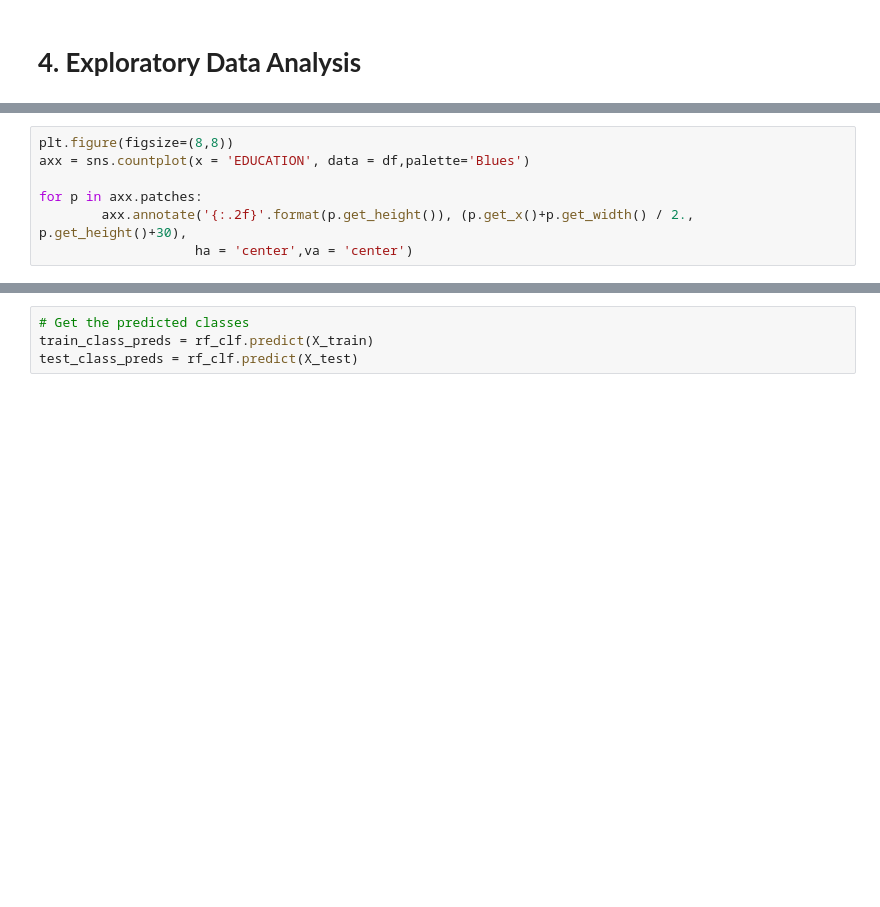
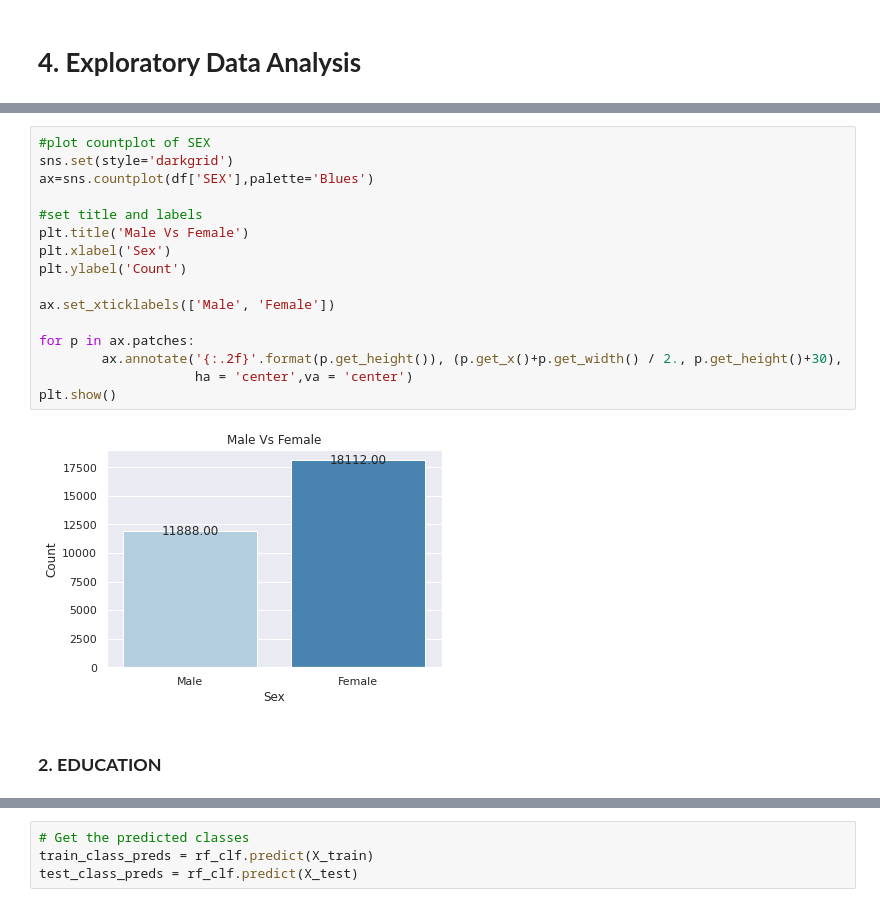
Before and after one commit to AkashSalmuthe/Credit-Card-Default-Prediction, a Jupyter notebook: Credit_Card_Default_Prediction_Capstone_Project.ipynb, the cells around one changed output, grey strips where cells are left out. Drawn from its saved outputs; the diff is of its cells as text; blank space fills up the shorter version.

```diff
--- a/Credit_Card_Default_Prediction_Capstone_Project.ipynb
+++ b/Credit_Card_Default_Prediction_Capstone_Project.ipynb
@@ -359,7 +279,0 @@ Name: EDUCATION, dtype: int64
-# %%
-plt.figure(figsize=(8,8))
-axx = sns.countplot(x = 'EDUCATION', data = df,palette='Blues')
-
-for p in axx.patches:
-        axx.annotate('{:.2f}'.format(p.get_height()), (p.get_x()+p.get_width() / 2., p.get_height()+30),
-                    ha = 'center',va = 'center')
@@ -601,0 +311,20 @@ memory usage: 5.7 MB
+# %%
+#plot countplot of SEX
+sns.set(style='darkgrid')
+ax=sns.countplot(df['SEX'],palette='Blues')
+
+#set title and labels
+plt.title('Male Vs Female')
+plt.xlabel('Sex')
+plt.ylabel('Count')
+
+ax.set_xticklabels(['Male', 'Female'])
+
+for p in ax.patches:
+        ax.annotate('{:.2f}'.format(p.get_height()), (p.get_x()+p.get_width() / 2., p.get_height()+30),
+                    ha = 'center',va = 'center')
+plt.show()
+# %% [output]
+[figure, added]
+# %% [markdown]
+### **2. EDUCATION**
```
Also changed, not shown: parts of 372 cells of this notebook.
